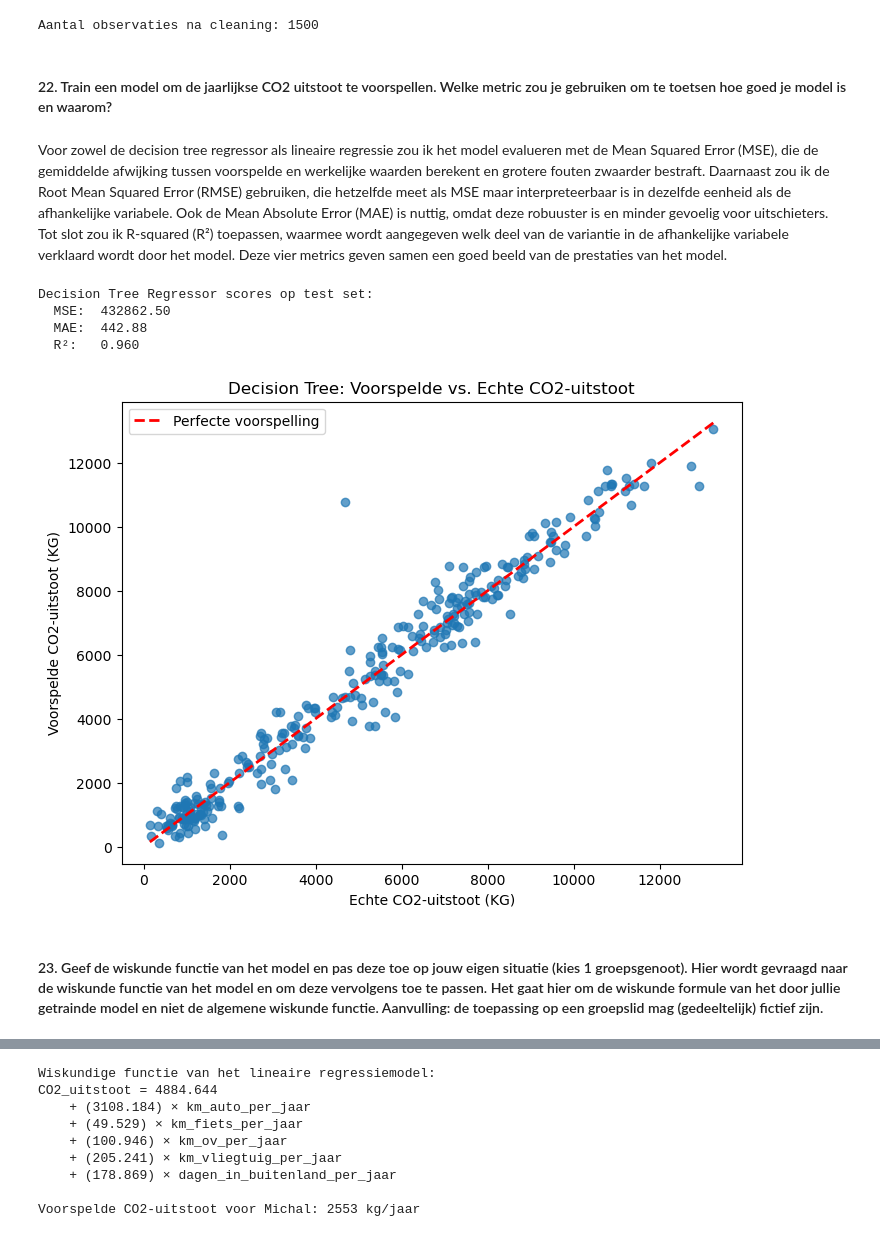
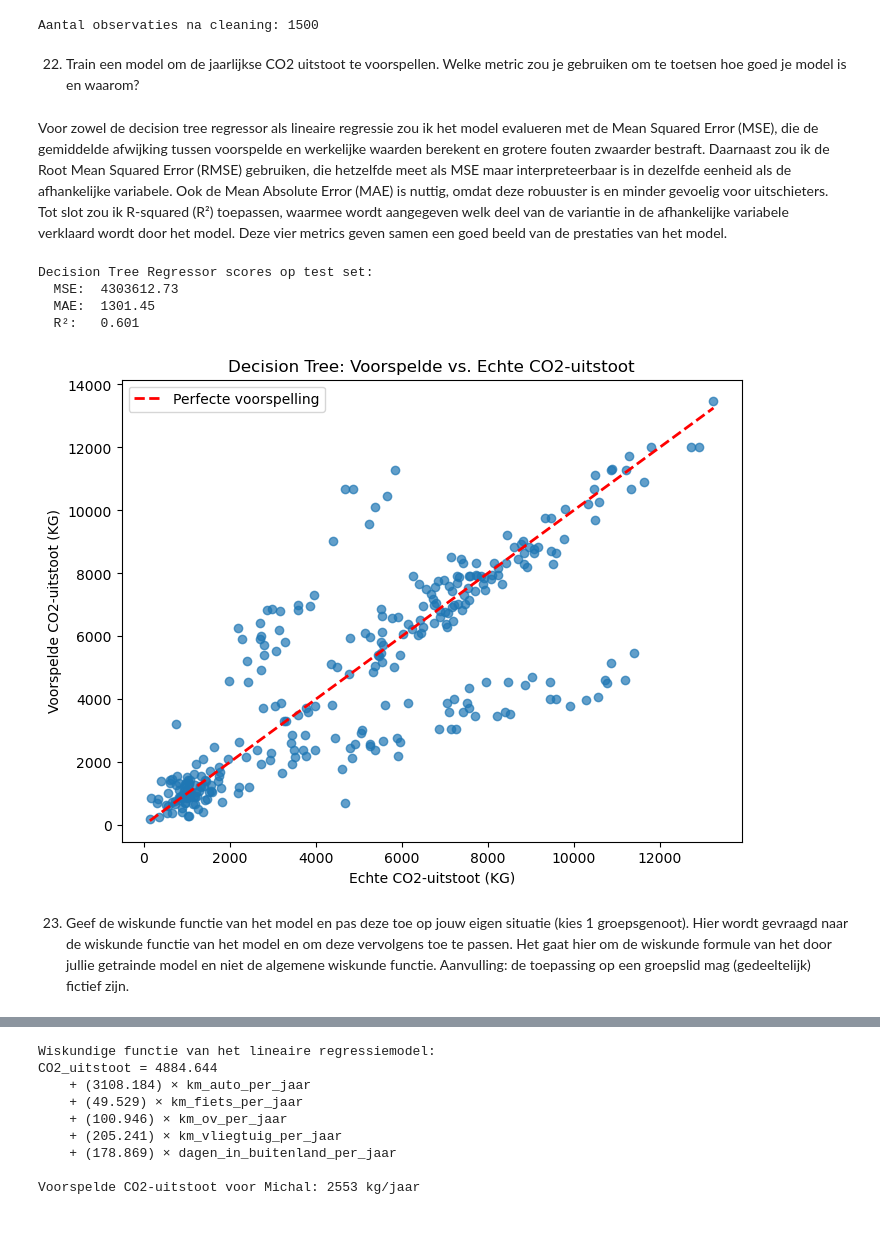
Before and after one commit to 24087068/wiskunde_porfolio, a Jupyter notebook: portfolio whole.ipynb, the cells around one changed output, grey strips where cells are left out. Drawn from its saved outputs; the diff is of its cells as text; code cells hidden in the pictures.

```diff
--- a/portfolio whole.ipynb
+++ b/portfolio whole.ipynb
@@ -220,8 +175 @@ Verder is er ook in de dataset te zien dat er negatieve waarden zijn op verschil
-# %%
-df_co2 = df_co2.dropna(subset=['co2_uitstoot_per_jaar_KG', 'autobezit', 'jaarsalaris_eu', 'stad', 'opleiding_niveau'])
-
-# Kollomen definieren
-foute_kollomen = ['km_auto_per_jaar', 'km_ov_per_jaar']
-for col in foute_kollomen:
-    df_co2.loc[df_co2[col] < 0, col] = np.nan
 # %% [markdown]
@@ -630,14 +587,12 @@ Het aantal manieren waarop je de data kunt splitsen, hangt af van het totaal aan
 # 21. Train een model om de jaarlijkse CO2 uitstoot te voorspellen.
 
 # Data preprocessing en split
-import pandas as pd
 from sklearn.model_selection import train_test_split
 from sklearn.preprocessing import StandardScaler
-import numpy as np
 
 # Verwijder missende waarden
-df_mod.dropna(inplace=True)
-print(f"Aantal observaties na cleaning: {len(df_mod)}")
+df_co2.dropna(inplace=True)
+print(f"Aantal observaties na cleaning: {len(df_co2)}")
 
 # Definieer features en target
 features5 = [
@@ -648,12 +603,21 @@ features5 = [
     'dagen_in_buitenland_per_jaar'
 ]
 
-features_all = [col for col in df_mod.columns if col != 'co2_uitstoot_per_jaar_KG']
+# Selecteer alleen numerieke kolommen die daadwerkelijk in de DataFrame staan
+numeric_cols = df_co2.select_dtypes(include='number').columns
+# Controleer of alle kolommen in features_all ook daadwerkelijk bestaan in df_co2
+features_all = [col for col in numeric_cols if col not in ['co2_uitstoot_per_jaar_KG', 'persoon_ID'] and col in df_co2.columns]
+
+# Controleer of alle kolommen in features_all bestaan in df_co2 voordat je selecteert
+missing_cols = [col for col in features_all if col not in df_co2.columns]
+if missing_cols:
+    print(f"Let op: de volgende kolommen ontbreken in df_co2 en worden niet meegenomen: {missing_cols}")
+    features_all = [col for col in features_all if col in df_co2.columns]
 
 # Split eerst, dan schalen (belangrijk voor data leakage preventie)
-X = df_mod[features]
-X2 = df_mod[features_all]
-y = df_mod['co2_uitstoot_per_jaar_KG']
+X = df_co2[features5]
+# X2 = df_co2[features_all]  # Verwijderd om KeyError te voorkomen, of gebruik alleen als features_all geldig is
+y = df_co2['co2_uitstoot_per_jaar_KG']
 
 X_train, X_test, y_train, y_test = train_test_split(
     X, y, test_size=0.2, random_state=42
@@ -666,11 +630,14 @@ X_test_scaled = scaler.transform(X_test)
 # %% [output]
 Aantal observaties na cleaning: 1500
 # %% [markdown]
-#### 22.	Train een model om de jaarlijkse CO2 uitstoot te voorspellen. Welke metric zou je gebruiken om te toetsen hoe goed je model is en waarom?
+22.	Train een model om de jaarlijkse CO2 uitstoot te voorspellen. Welke metric zou je gebruiken om te toetsen hoe goed je model is en waarom?
 # %% [markdown]
 Voor zowel de decision tree regressor als lineaire regressie zou ik het model evalueren met de Mean Squared Error (MSE), die de gemiddelde afwijking tussen voorspelde en werkelijke waarden berekent en grotere fouten zwaarder bestraft. Daarnaast zou ik de Root Mean Squared Error (RMSE) gebruiken, die hetzelfde meet als MSE maar interpreteerbaar is in dezelfde eenheid als de afhankelijke variabele. Ook de Mean Absolute Error (MAE) is nuttig, omdat deze robuuster is en minder gevoelig voor uitschieters. Tot slot zou ik R-squared (R²) toepassen, waarmee wordt aangegeven welk deel van de variantie in de afhankelijke variabele verklaard wordt door het model. Deze vier metrics geven samen een goed beeld van de prestaties van het model.
 # %%
 from sklearn.tree import DecisionTreeRegressor
+from sklearn.metrics import mean_squared_error, mean_absolute_error, r2_score
+# Bron GenAI: https://chatgpt.com/share/68584e25-f694-8007-b154-a2f934ef9252
+
 
 # Stel de features en target in
 features_mod = [
@@ -680,43 +647,43 @@ features_mod = [
     'km_vliegtuig_per_jaar',
     'dagen_in_buitenland_per_jaar'
 ]
-X_mod = df[features_mod]
-y_mod = df['co2_uitstoot_per_jaar_KG']
+X_mod = df_co2[features_mod]
+y_mod = df_co2['co2_uitstoot_per_jaar_KG']
 
 # Split de data in train en test sets (zonder schalen)
-X_train_mod, X_test_mod, y_train_mod, y_test_mod = train_test_split(X2, y_mod, test_size=0.2, random_state=42)
+X_train_mod, X_test_mod, y_train_mod, y_test_mod = train_test_split(X_mod, y_mod, test_size=0.2, random_state=42)
 
 # Train een Decision Tree Regressor
 tree_model = DecisionTreeRegressor(random_state=42)
 tree_model.fit(X_train_mod, y_train_mod)
 
 # Voorspel de CO2-uitstoot op de test set
 y_pred_tree = tree_model.predict(X_test_mod)
 
 # Bereken en print metrics
 mse_tree = mean_squared_error(y_test_mod, y_pred_tree)
 mae_tree = mean_absolute_error(y_test_mod, y_pred_tree)
 r2_tree = r2_score(y_test_mod, y_pred_tree)
 print(f"Decision Tree Regressor scores op test set:")
 print(f"  MSE:  {mse_tree:.2f}")
 print(f"  MAE:  {mae_tree:.2f}")
 print(f"  R²:   {r2_tree:.3f}")
 
 # Plot de echte versus voorspelde waarden
 plt.figure(figsize=(8, 6))
 plt.scatter(y_test_mod, y_pred_tree, alpha=0.7)
 plt.xlabel("Echte CO2-uitstoot (KG)")
 plt.ylabel("Voorspelde CO2-uitstoot (KG)")
 plt.title("Decision Tree: Voorspelde vs. Echte CO2-uitstoot")
 plt.plot([y_test_mod.min(), y_test_mod.max()], [y_test_mod.min(), y_test_mod.max()], 'r--', lw=2, label="Perfecte voorspelling")
 plt.legend()
 plt.show()
 # %% [output]
 Decision Tree Regressor scores op test set:
-  MSE:  432862.50
-  MAE:  442.88
-  R²:   0.960
+  MSE:  4303612.73
+  MAE:  1301.45
+  R²:   0.601
-[figure, old version]
+[figure, new version]
 # %% [markdown]
-#### 23.	Geef de wiskunde functie van het model en pas deze toe op jouw eigen situatie (kies 1 groepsgenoot). Hier wordt gevraagd naar de wiskunde functie van het model en om deze vervolgens toe te passen. Het gaat hier om de wiskunde formule van het door jullie getrainde model en niet de algemene wiskunde functie. Aanvulling: de toepassing op een groepslid mag (gedeeltelijk) fictief zijn.
+23.	Geef de wiskunde functie van het model en pas deze toe op jouw eigen situatie (kies 1 groepsgenoot). Hier wordt gevraagd naar de wiskunde functie van het model en om deze vervolgens toe te passen. Het gaat hier om de wiskunde formule van het door jullie getrainde model en niet de algemene wiskunde functie. Aanvulling: de toepassing op een groepslid mag (gedeeltelijk) fictief zijn.
 # %% [markdown]
```
Also changed, not shown: parts of 42 cells of this notebook.
